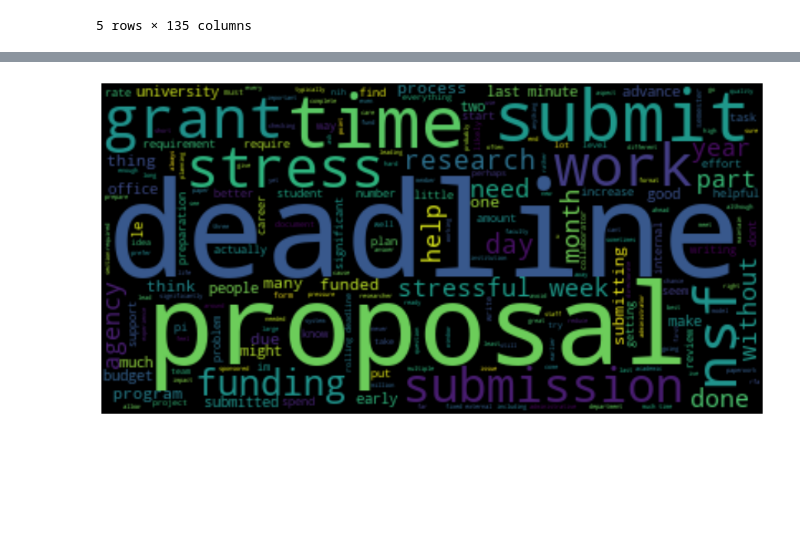
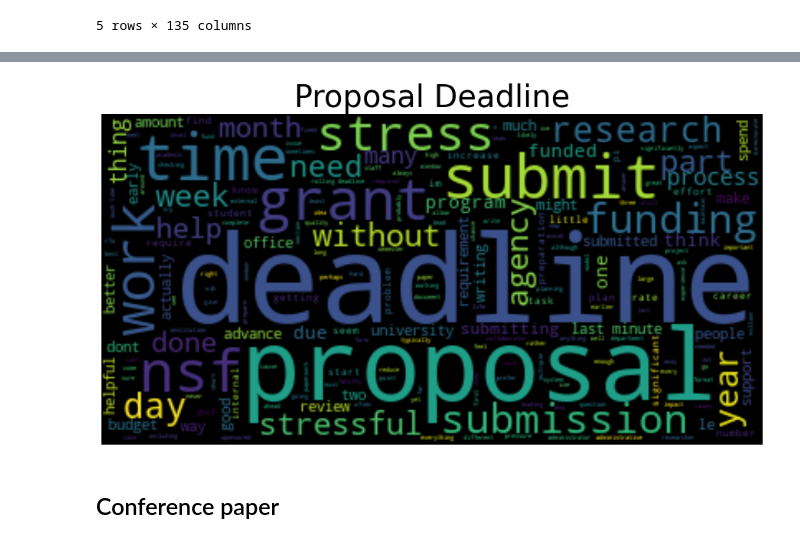
Before and after one commit to UH-CPL/Predictors-Grantsmanship-Funding-Success-Code, a Jupyter notebook: python_scripts/NLP_ProposalDeadlines.ipynb, the cells around one changed output, grey strips where cells are left out. Saved outputs shown, nothing was run; the diff lists cells and outputs as text; code cells hidden in the pictures; blank space fills up the shorter version.

```diff
--- a/python_scripts/NLP_ProposalDeadlines.ipynb
+++ b/python_scripts/NLP_ProposalDeadlines.ipynb
@@ -53 +95,4 @@ string.punctuation
+# %%
+Data['cleaned_text'] = Data['comments'].apply(lambda x: clean_text(x))
+Data.head()
 # %%
@@ -100,7 +122,7 @@ ps = nltk.PorterStemmer()
 # %%
-def stemming(tokenized_text):
-    text = [ps.stem(word) for word in tokenized_text]
-    return text
+# def stemming(tokenized_text):
+#     text = [ps.stem(word) for word in tokenized_text]
+#     return text
 
-Data['clean_data_stemmed'] = Data['clean_data_stopwords'].apply(lambda x: stemming(x))
-Data.head()
+# Data['clean_data_stemmed'] = Data['clean_data_stopwords'].apply(lambda x: stemming(x))
+# Data.head()
@@ -116,7 +129,7 @@ wn = nltk.WordNetLemmatizer()
 # %%
-def lemmatizeing(tokenized_text):
-    text = [wn.lemmatize(word) for word in tokenized_text]
-    return text
+# def lemmatizeing(tokenized_text):
+#     text = [wn.lemmatize(word) for word in tokenized_text]
+#     return text
 
-Data['clean_data_lemmatized'] = Data['clean_data_stopwords'].apply(lambda x: lemmatizeing(x))
-Data.head(10)
+# Data['clean_data_lemmatized'] = Data['clean_data_stopwords'].apply(lambda x: lemmatizeing(x))
+# Data.head(10)
@@ -135,10 +136,10 @@ Data.head(10)
 # %%
-def plain_text(tokenized_text):
-    plain_text = ", ".join([char for char in tokenized_text])
-    text_notpunc = "".join([char for char in plain_text if char not in string.punctuation])
-    return text_notpunc
-#     return plain_text
+# def plain_text(tokenized_text):
+#     plain_text = ", ".join([char for char in tokenized_text])
+#     text_notpunc = "".join([char for char in plain_text if char not in string.punctuation])
+#     return text_notpunc
+# #     return plain_text
 
-Data['clean_data'] = Data['clean_data_lemmatized'].apply(lambda x: plain_text(x))
+# Data['clean_data'] = Data['clean_data_lemmatized'].apply(lambda x: plain_text(x))
 
-Data.head()
+# Data.head()
@@ -169,15 +148,17 @@ Note: you may need to restart the kernel to use updated packages.
 # %%
-# text = Data['clean_data']
-text = " ".join(review for review in Data['clean_data'])
+text = " ".join(review for review in Data['cleaned_text'])
 
 # Create and generate a word cloud image:
 wordcloud = WordCloud().generate(text)
 
 # Display the generated image:
 plt.figure(figsize = (12, 12), facecolor = None)
 plt.imshow(wordcloud, interpolation='bilinear')
+plt.title('Proposal Deadline', fontdict = {'fontsize' : 40})
 plt.axis("off")
 plt.tight_layout(pad = 0)
 plt.show()
 # %% [output]
-[figure, old version]
+[figure, new version]
+# %% [markdown]
+## Conference paper
```
Also changed, not shown: parts of 26 cells of this notebook.
